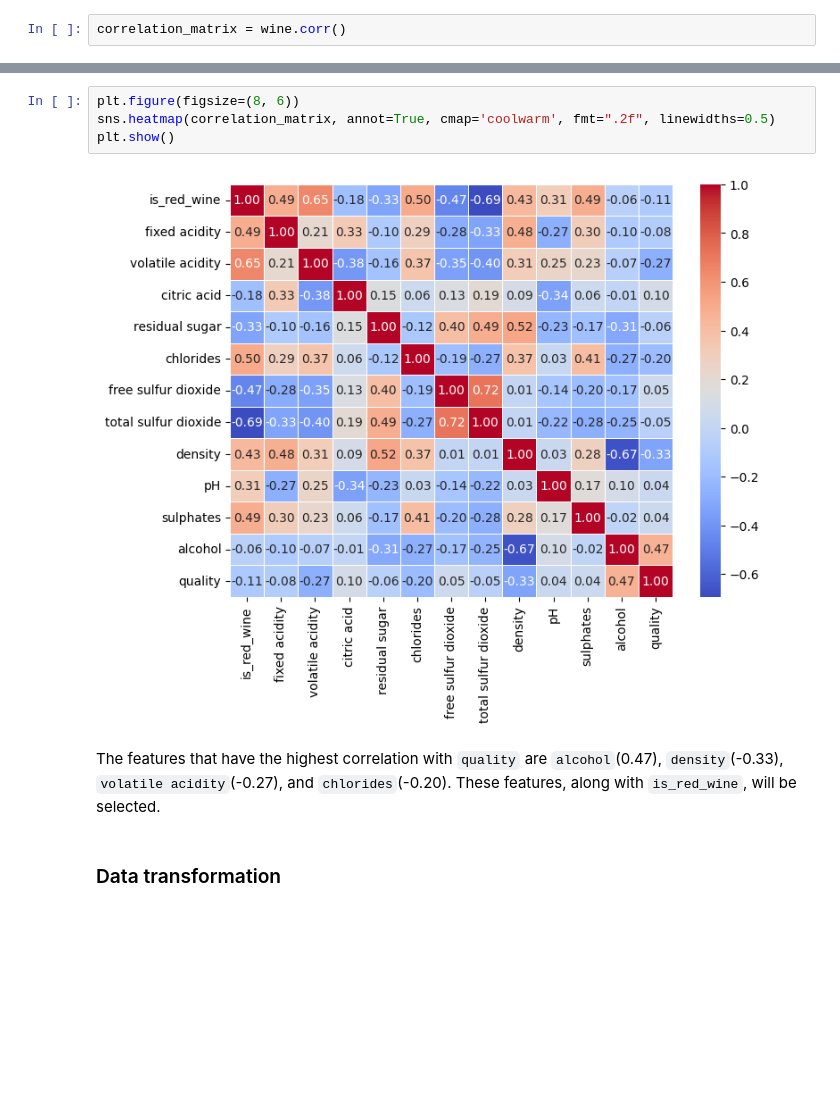
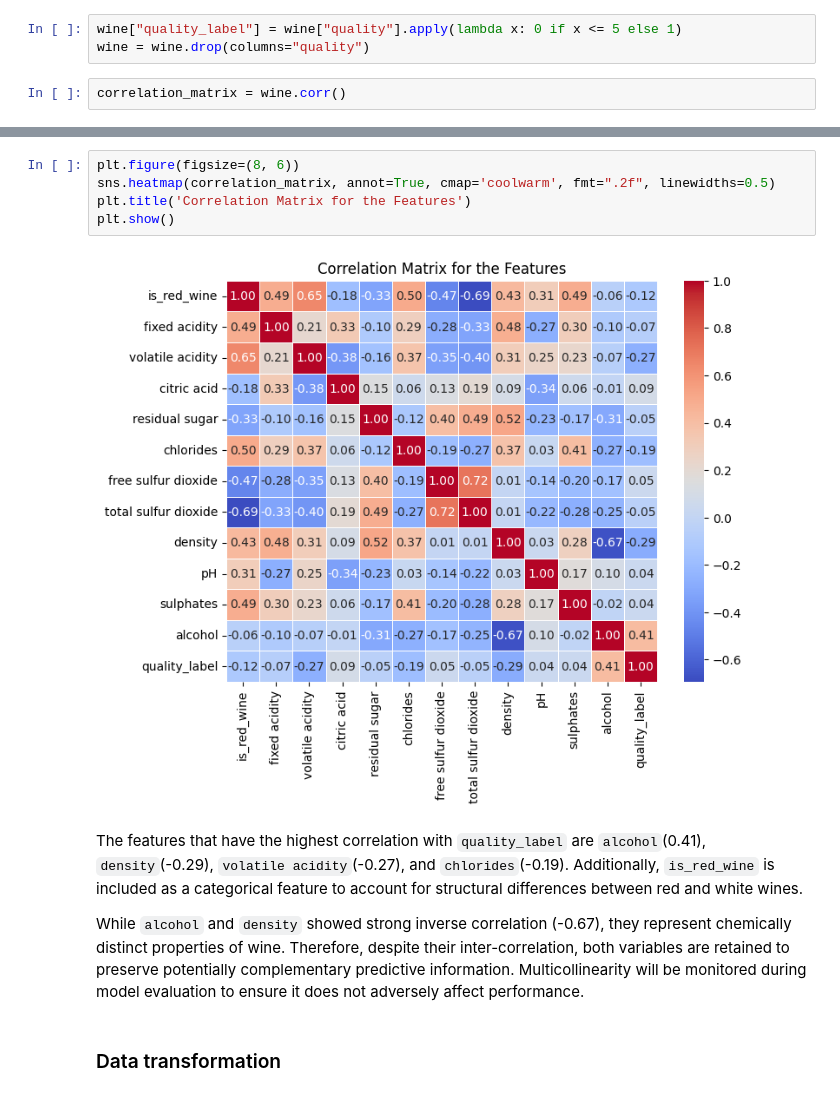
Before and after one commit to heibylau/wine-quality-classification, a Jupyter notebook: src/data-preprocessing.ipynb, the cells around one changed output, grey strips where cells are left out. Cells and saved outputs as stored; diff of their text form; blank space fills up the shorter version.

```diff
--- a/src/data-preprocessing.ipynb
+++ b/src/data-preprocessing.ipynb
@@ -142,4 +174,7 @@ While there is an imbalance between the two categories, it is relatively mild an
 # %% [markdown]
 ### Feature selection
+# %%
+wine["quality_label"] = wine["quality"].apply(lambda x: 0 if x <= 5 else 1)
+wine = wine.drop(columns="quality")
 # %%
 correlation_matrix = wine.corr()
@@ -163,10 +181,13 @@ correlation_matrix
 # %%
 plt.figure(figsize=(8, 6))
 sns.heatmap(correlation_matrix, annot=True, cmap='coolwarm', fmt=".2f", linewidths=0.5)
+plt.title('Correlation Matrix for the Features')
 plt.show()
 # %% [output]
-[figure, old version]
+[figure, new version]
 # %% [markdown]
-The features that have the highest correlation with `quality` are `alcohol`(0.47), `density`(-0.33), `volatile acidity`(-0.27), and `chlorides`(-0.20). These features, along with `is_red_wine`, will be selected.
+The features that have the highest correlation with `quality_label` are `alcohol`(0.41), `density`(-0.29), `volatile acidity`(-0.27), and `chlorides`(-0.19). Additionally, `is_red_wine` is included as a categorical feature to account for structural differences between red and white wines.
+
+While `alcohol` and `density` showed strong inverse correlation (-0.67), they represent chemically distinct properties of wine. Therefore, despite their inter-correlation, both variables are retained to preserve potentially complementary predictive information. Multicollinearity will be monitored during model evaluation to ensure it does not adversely affect performance.
 # %% [markdown]
 ### Data transformation
```
Also changed, not shown: parts of 13 cells of this notebook, 9 other files.
